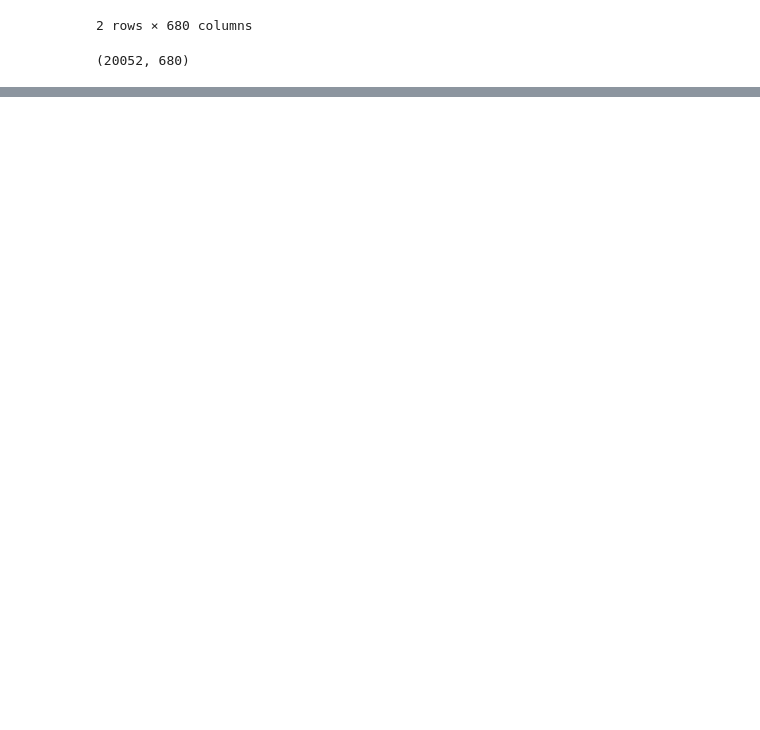
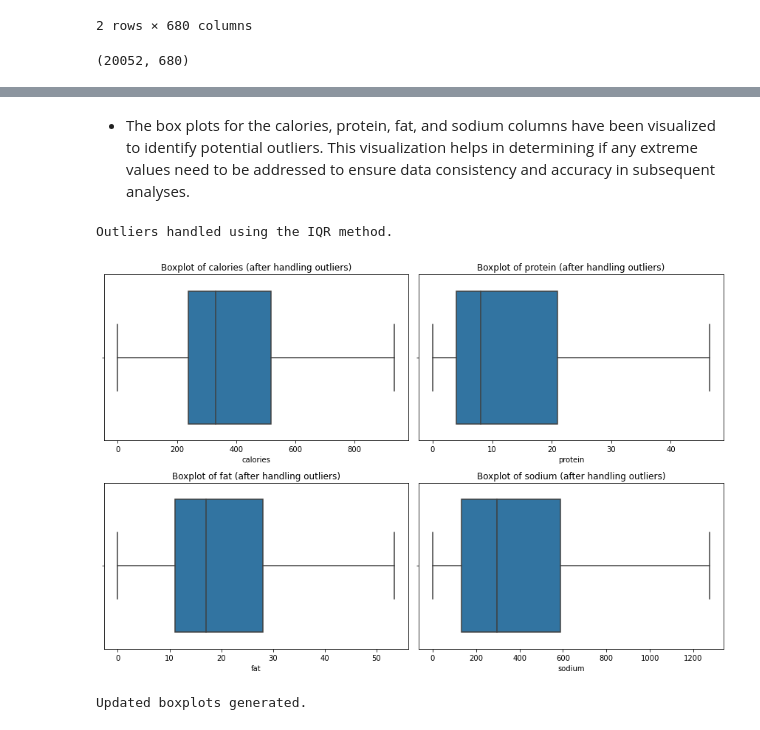
Before and after one commit to VishalKumarSwain/EpiRecipes-Visualization-Application, a Jupyter notebook: Recipe Visualization Application.ipynb, the cells around one changed output, grey strips where cells are left out. Saved outputs shown, nothing was run; the diff lists cells and outputs as text; code cells hidden in the pictures; blank space fills up the shorter version.

```diff
--- a/Recipe Visualization Application.ipynb
+++ b/Recipe Visualization Application.ipynb
@@ -122,0 +135,33 @@ df.to_csv('data.csv')
+# %% [markdown]
+- The box plots for the calories, protein, fat, and sodium columns have been visualized to identify potential outliers. This visualization helps in determining if any extreme values need to be addressed to ensure data consistency and accuracy in subsequent analyses.
+# %%
+def handle_outliers(df, column):
+    Q1 = df[column].quantile(0.25)
+    Q3 = df[column].quantile(0.75)
+    IQR = Q3 - Q1
+    lower_bound = Q1 - 1.5 * IQR
+    upper_bound = Q3 + 1.5 * IQR
+    df[column] = df[column].clip(lower_bound, upper_bound)
+    return df
+
+columns_to_clean = ['calories', 'protein', 'fat', 'sodium']
+
+for column in columns_to_clean:
+    df = handle_outliers(df, column)
+
+print("Outliers handled using the IQR method.")
+
+# Visualize the data after handling outliers
+plt.figure(figsize=(12, 8))
+for i, column in enumerate(columns_to_clean, 1):
+    plt.subplot(2, 2, i)
+    sns.boxplot(x=df[column])
+    plt.title(f'Boxplot of {column} (after handling outliers)')
+plt.tight_layout()
+plt.show()
+
+print("Updated boxplots generated.")
+# %% [output]
+Outliers handled using the IQR method.
+[figure, added]
+Updated boxplots generated.
```
Also changed, not shown: parts of 46 cells of this notebook.
